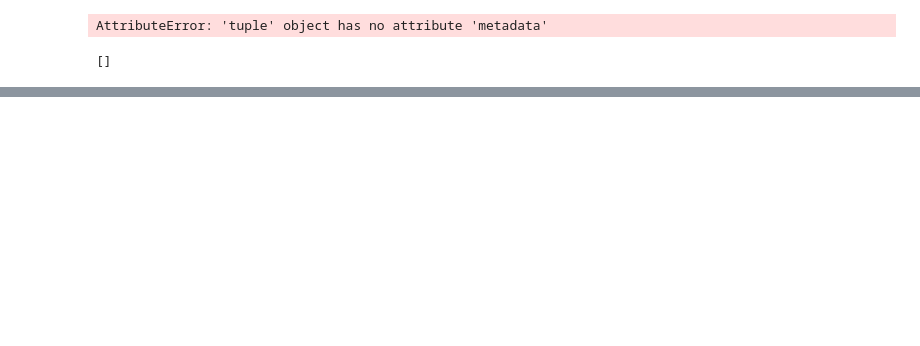
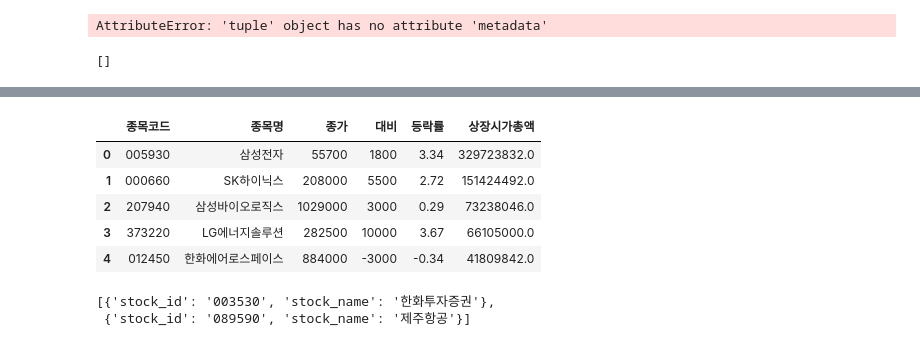
Before and after one commit to choikwangil95/HKToss-MLOps-Project-Final, a Jupyter notebook: eda/kwangil/vectordb.ipynb, the cells around one changed output, grey strips where cells are left out. Cells and saved outputs as stored; diff of their text form; code cells hidden in the pictures; blank space fills up the shorter version.

```diff
--- a/eda/kwangil/vectordb.ipynb
+++ b/eda/kwangil/vectordb.ipynb
@@ -126,0 +185,11 @@ res
+# %%
+df_krx["종목코드"] = df_krx["종목코드"].astype(str).str.zfill(6)
+# %%
+df_krx.head()
+# %% [output]
+|  | 종목코드 | 종목명 | 종가 | 대비 | 등락률 | 상장시가총액 |
+| 0 | 005930 | 삼성전자 | 55700 | 1800 | 3.34 | 329723832.0 |
+| 1 | 000660 | SK하이닉스 | 208000 | 5500 | 2.72 | 151424492.0 |
+| 2 | 207940 | 삼성바이오로직스 | 1029000 | 3000 | 0.29 | 73238046.0 |
+| 3 | 373220 | LG에너지솔루션 | 282500 | 10000 | 3.67 | 66105000.0 |
+| 4 | 012450 | 한화에어로스페이스 | 884000 | -3000 | -0.34 | 41809842.0 |
@@ -126,0 +222,5 @@ res
+# %%
+df_meta.iloc[15]['stock_list']
+# %% [output]
+[{'stock_id': '003530', 'stock_name': '한화투자증권'},
+ {'stock_id': '089590', 'stock_name': '제주항공'}]
```
Also changed, not shown: parts of 13 cells of this notebook, 10 other files.
